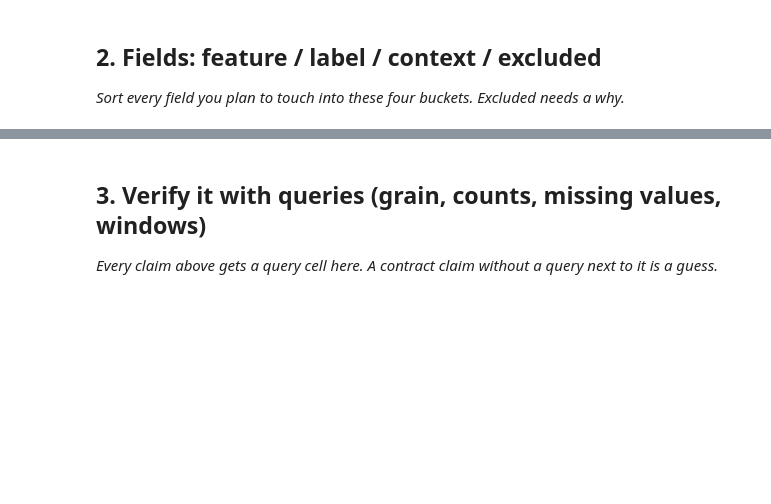
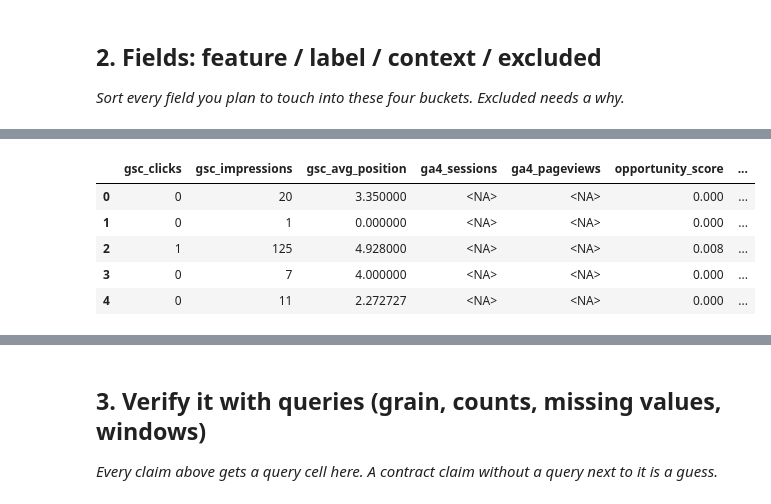
Before and after one commit to Samia2310/flyrank-assignment1-week1, a Jupyter notebook: work/notebooks/w03_data_contract.ipynb, the cells around one changed output, grey strips where cells are left out. Cells and saved outputs as stored; diff of their text form; code cells hidden in the pictures; blank space fills up the shorter version.

```diff
--- a/work/notebooks/w03_data_contract.ipynb
+++ b/work/notebooks/w03_data_contract.ipynb
@@ -22,0 +98,30 @@ This skeleton is yours to fill. Work the sections **in order** — each one has
+# %%
+leak_df = con.execute("""
+SELECT
+    gsc_clicks,
+    gsc_impressions,
+    gsc_avg_position,
+    ga4_sessions,
+    ga4_pageviews,
+
+    -- Honest proxy label
+    (gsc_clicks * 1.0 / NULLIF(gsc_impressions,0)) AS opportunity_score,
+
+    -- Deliberate leakage
+    (gsc_clicks * 1.0 / NULLIF(gsc_impressions,0)) AS leaked_feature
+
+FROM read_parquet(
+'hf://datasets/FlyRank/internship-warehouse/fact_content_daily_performance/**/*.parquet'
+)
+WHERE month='2026-03'
+LIMIT 10
+""").df()
+
+leak_df.head()
+# %% [output]
+|  | gsc_clicks | gsc_impressions | gsc_avg_position | ga4_sessions | ga4_pageviews | opportunity_score | ... |
+| 0 | 0 | 20 | 3.350000 | <NA> | <NA> | 0.000 | ... |
+| 1 | 0 | 1 | 0.000000 | <NA> | <NA> | 0.000 | ... |
+| 2 | 1 | 125 | 4.928000 | <NA> | <NA> | 0.008 | ... |
+| 3 | 0 | 7 | 4.000000 | <NA> | <NA> | 0.000 | ... |
+| 4 | 0 | 11 | 2.272727 | <NA> | <NA> | 0.000 | ... |
```
Also changed, not shown: parts of 15 cells of this notebook.
